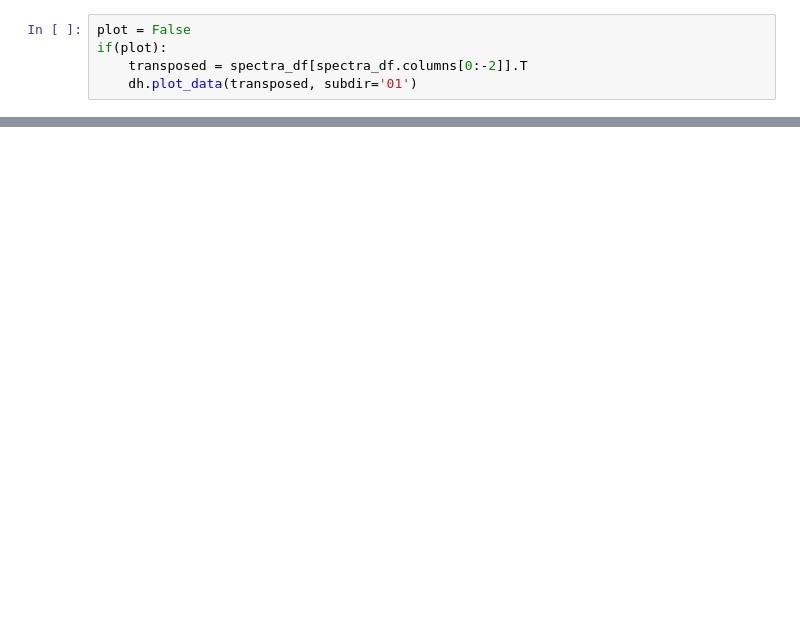
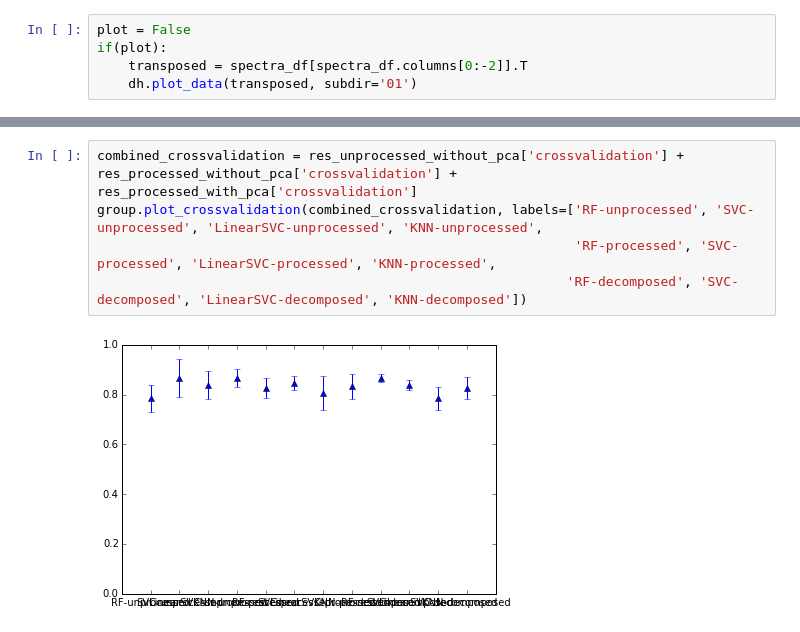
Before and after one commit to vodev/vocloud-preprocessing, a Jupyter notebook: pdd.ipynb, the cells around one changed output, grey strips where cells are left out. Saved outputs shown, nothing was run; the diff lists cells and outputs as text; blank space fills up the shorter version.

```diff
--- a/pdd.ipynb
+++ b/pdd.ipynb
@@ -143,0 +76,7 @@ group.plot_matrices(matrix)
+# %%
+combined_crossvalidation = res_unprocessed_without_pca['crossvalidation'] + res_processed_without_pca['crossvalidation'] + res_processed_with_pca['crossvalidation']
+group.plot_crossvalidation(combined_crossvalidation, labels=['RF-unprocessed', 'SVC-unprocessed', 'LinearSVC-unprocessed', 'KNN-unprocessed',
+                                                             'RF-processed', 'SVC-processed', 'LinearSVC-processed', 'KNN-processed',
+                                                            'RF-decomposed', 'SVC-decomposed', 'LinearSVC-decomposed', 'KNN-decomposed'])
+# %% [output]
+[figure, added]
```
Also changed, not shown: parts of 18 cells of this notebook.
